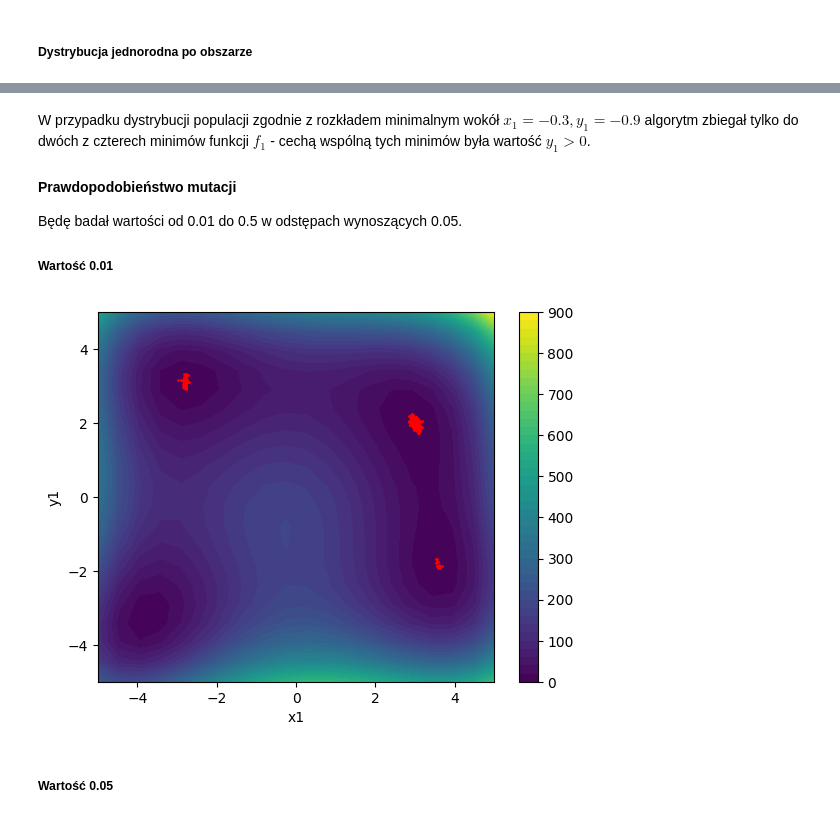
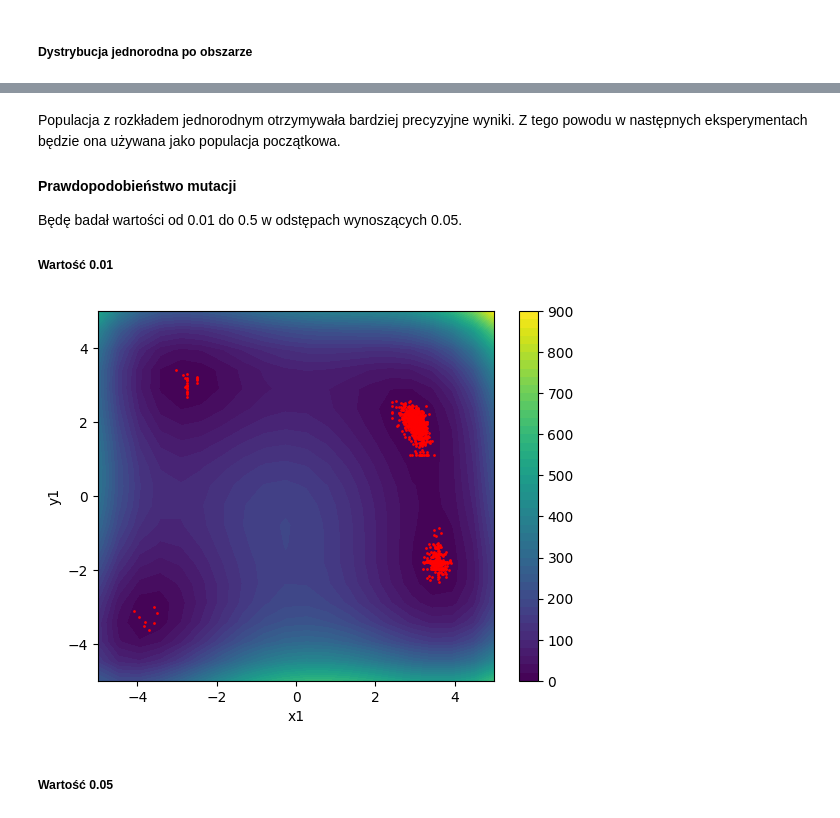
Before and after one commit to maksnowak/evolutionary-algorithm, a Jupyter notebook: zad2.ipynb, the cells around one changed output, grey strips where cells are left out. Saved outputs shown, nothing was run; the diff lists cells and outputs as text; code cells hidden in the pictures.

```diff
--- a/zad2.ipynb
+++ b/zad2.ipynb
@@ -70,7 +70,7 @@ def reproduction(population, rating):
 def crossing(population, crossover_prob):
     results = []
     parents_list = population.copy()
-    for i in range(0, len(population) - 1, 2):
+    for _ in range(0, len(population) - 1, 2):
         crossover_value = random.uniform(0, 1)
         parent1, parent2 = random.sample(parents_list, 2)
         parents_list.remove(parent1)
@@ -292,5 +329,5 @@ plot_results(distributed_individuals, rate, 0.8, 0.5, 0.3, 100, 1000)
 # %% [markdown]
-W przypadku dystrybucji populacji zgodnie z rozkładem minimalnym wokół $x_1=-0.3, y_1=-0.9$ algorytm zbiegał tylko do dwóch z czterech minimów funkcji $f_1$ - cechą wspólną tych minimów była wartość $y_1>0$.
+Populacja z rozkładem jednorodnym otrzymywała bardziej precyzyjne wyniki. Z tego powodu w następnych eksperymentach będzie ona używana jako populacja początkowa.
 
 #### Prawdopodobieństwo mutacji
 
@@ -298,9 +335,9 @@ Będę badał wartości od 0.01 do 0.5 w odstępach wynoszących 0.05.
 
 ##### Wartość 0.01
 # %%
-plot_results(even_individuals, rate, 0.8, 0.5, 0.01, 100, 1000)
+plot_results(distributed_individuals, rate, 0.8, 1.5, 0.01, 100, 1000)
 # %% [output]
-[figure, old version]
+[figure, new version]
 # %% [markdown]
 ##### Wartość 0.05
 # %%
```
Also changed, not shown: parts of 48 cells of this notebook.
